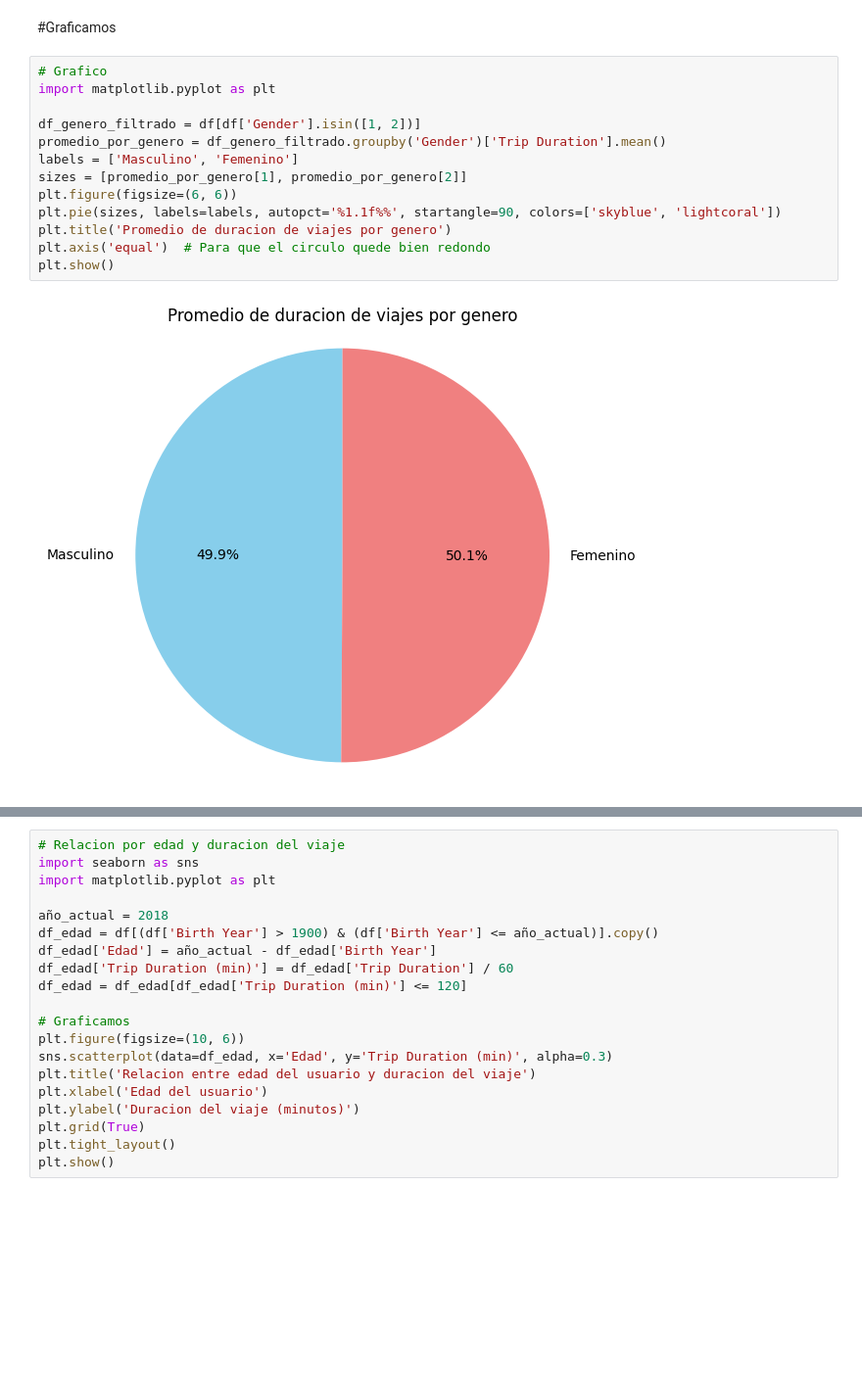
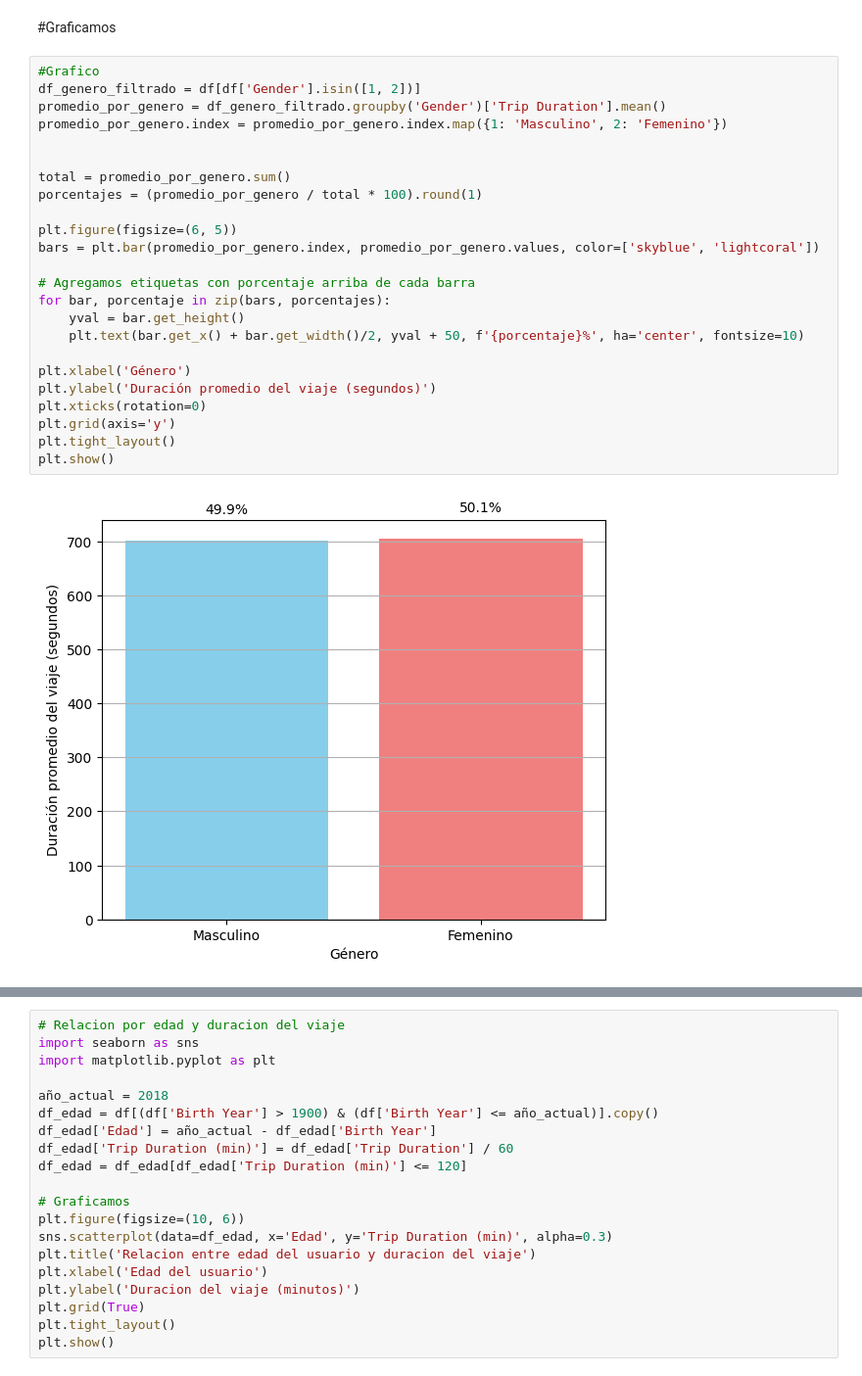
Before and after one commit to skoldorc/CoderHouseDS-II, a Jupyter notebook: Proyecto_Bicicletas_en_NYC_+_MorenoSofia.ipynb, the cells around one changed output, grey strips where cells are left out. Shown at 98% size. Cells and saved outputs as stored; diff of their text form; blank space fills up the shorter version.

```diff
--- a/Proyecto_Bicicletas_en_NYC_+_MorenoSofia.ipynb
+++ b/Proyecto_Bicicletas_en_NYC_+_MorenoSofia.ipynb
@@ -149,20 +149,31 @@ df
 # %% [markdown]
 #Graficamos
-# %%
-# Grafico
-import matplotlib.pyplot as plt
-
-df_genero_filtrado = df[df['Gender'].isin([1, 2])]
-promedio_por_genero = df_genero_filtrado.groupby('Gender')['Trip Duration'].mean()
-labels = ['Masculino', 'Femenino']
-sizes = [promedio_por_genero[1], promedio_por_genero[2]]
-plt.figure(figsize=(6, 6))
-plt.pie(sizes, labels=labels, autopct='%1.1f%%', startangle=90, colors=['skyblue', 'lightcoral'])
-plt.title('Promedio de duracion de viajes por genero')
-plt.axis('equal')  # Para que el circulo quede bien redondo
-plt.show()
-# %% [output]
-[figure, removed]
+# %%
+#Grafico
+df_genero_filtrado = df[df['Gender'].isin([1, 2])]
+promedio_por_genero = df_genero_filtrado.groupby('Gender')['Trip Duration'].mean()
+promedio_por_genero.index = promedio_por_genero.index.map({1: 'Masculino', 2: 'Femenino'})
+
+
+total = promedio_por_genero.sum()
+porcentajes = (promedio_por_genero / total * 100).round(1)
+
+plt.figure(figsize=(6, 5))
+bars = plt.bar(promedio_por_genero.index, promedio_por_genero.values, color=['skyblue', 'lightcoral'])
+
+# Agregamos etiquetas con porcentaje arriba de cada barra
+for bar, porcentaje in zip(bars, porcentajes):
+    yval = bar.get_height()
+    plt.text(bar.get_x() + bar.get_width()/2, yval + 50, f'{porcentaje}%', ha='center', fontsize=10)
+
+plt.xlabel('Género')
+plt.ylabel('Duración promedio del viaje (segundos)')
+plt.xticks(rotation=0)
+plt.grid(axis='y')
+plt.tight_layout()
+plt.show()
+# %% [output]
+[figure, added]
 # %%
 # Cantidad de usuarios por edad
 import pandas as pd
```
Also changed, not shown: parts of 13 cells of this notebook.
